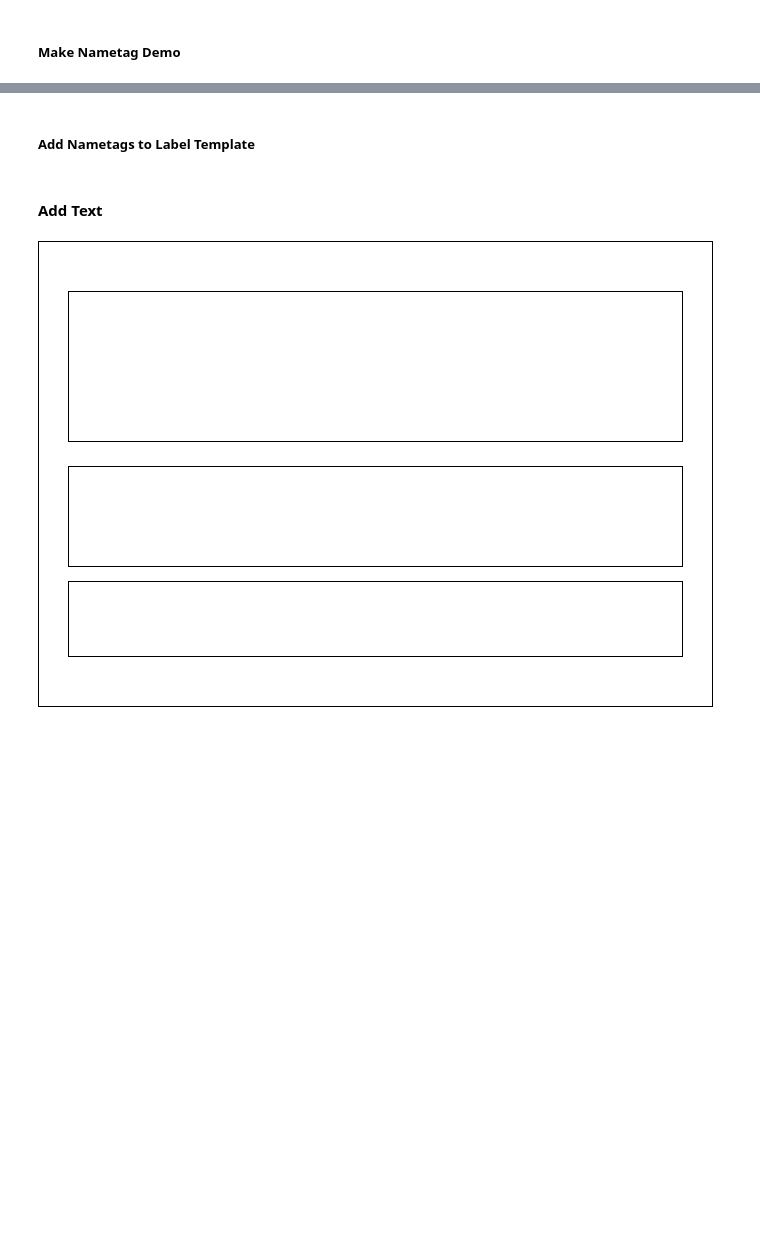
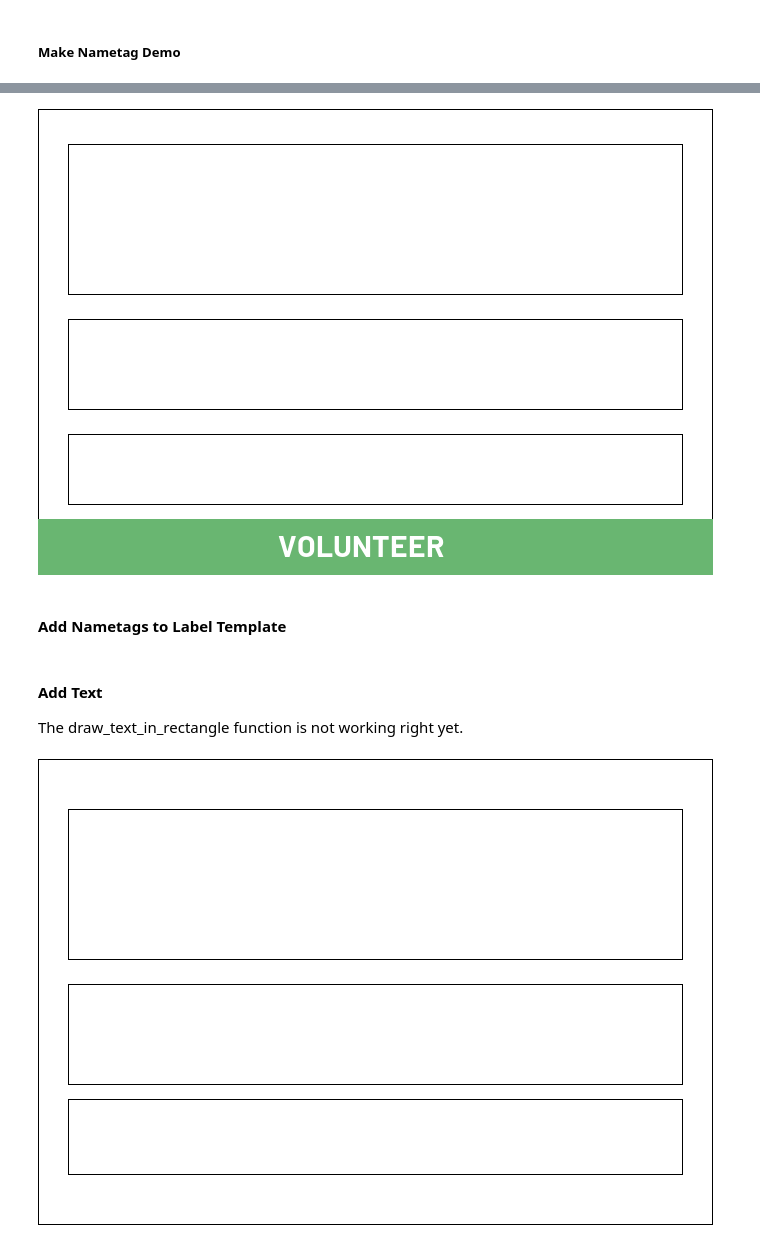
Before and after one commit to diversityindatascience/winter_social_nametags, a Jupyter notebook: nametag_starter_functions.ipynb, the cells around one changed output, grey strips where cells are left out. Cells and saved outputs as stored; diff of their text form; code cells hidden in the pictures; blank space fills up the shorter version.

```diff
--- a/nametag_starter_functions.ipynb
+++ b/nametag_starter_functions.ipynb
@@ -161,5 +208,24 @@ nametag.save("assets/drafts/nametag_layout.png")
+# %%
+# nametag_width, nametag_height = 675, 466
+nametag3 = Image.new("RGB", (nametag_width, nametag_height), color="white")
+
+### Outside Border x1, x2, y1, y2
+draw_section_boundaries(nametag3, (0, 674, 0, 465))
+
+### Name Section Border x1, x2, y1, y2
+draw_section_boundaries(nametag3, (30, 644, 35, 185))
+
+### Title/Company Section Border x1, x2, y1, y2
+draw_section_boundaries(nametag3, (30, 644, 210, 300))
+
+### Hobby Section Border x1, x2, y1, y2
+draw_section_boundaries(nametag3, (30, 644, 325, 395))
+
+add_role_label(nametag3, 'volunteer')
+# %% [output]
+[figure, added]
 # %% [markdown]
-##### Add Nametags to Label Template
+#### Add Nametags to Label Template
 # %%
 
 # Create blank white canvas
@@ -181,6 +247,9 @@ canvas.save("assets/drafts/label_page_demo.png")
 canvas.show()
 # %% [markdown]
 #### Add Text
+
+
+The draw_text_in_rectangle function is not working right yet.
 # %%
 from PIL import Image, ImageDraw, ImageFont
 
```
Also changed, not shown: parts of 7 cells of this notebook.
